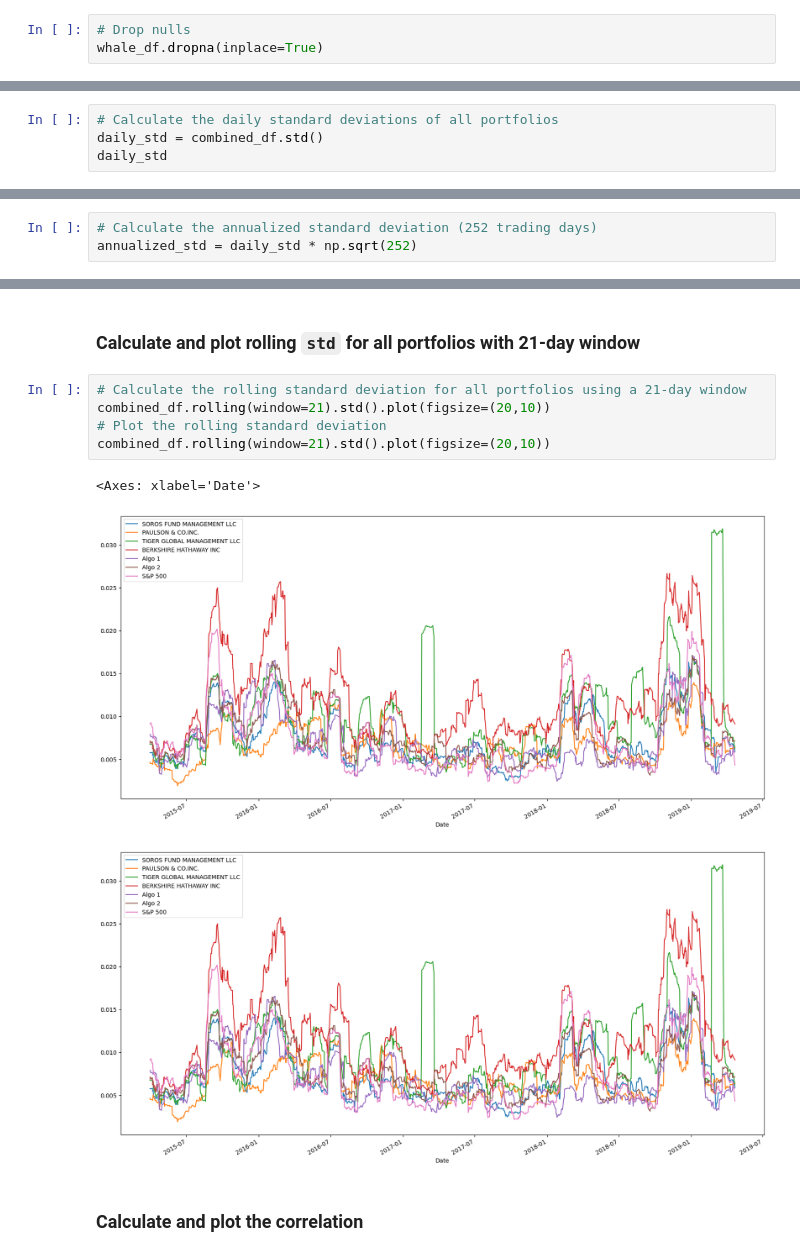
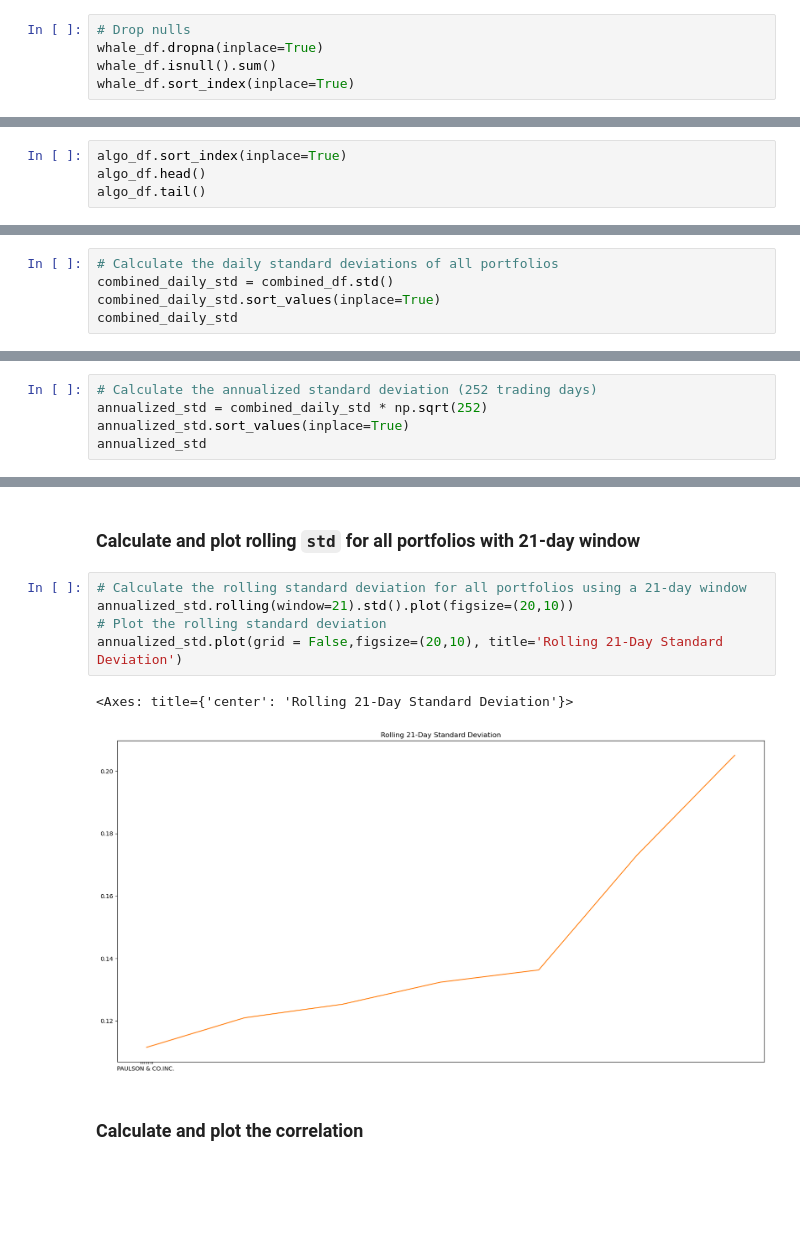
Before and after one commit to Clarence-cox/Whale-Analysis-MOD-4, a Jupyter notebook: whale_analysis.ipynb, the cells around one changed output, grey strips where cells are left out. Drawn from its saved outputs; the diff is of its cells as text; blank space fills up the shorter version.

```diff
--- a/whale_analysis.ipynb
+++ b/whale_analysis.ipynb
@@ -43,6 +45,8 @@ dtype: int64
 # %%
 # Drop nulls
 whale_df.dropna(inplace=True)
+whale_df.isnull().sum()
+whale_df.sort_index(inplace=True)
 # %% [markdown]
 ## Algorithmic Daily Returns
 
@@ -63,0 +73,4 @@ algo_df.dropna(inplace=True)
+# %%
+algo_df.sort_index(inplace=True)
+algo_df.head()
+algo_df.tail()
@@ -175,6 +197,7 @@ sp500_df.plot.box(figsize=(20,10))
 ### Calculate Standard Deviations
 # %%
 # Calculate the daily standard deviations of all portfolios
-daily_std = combined_df.std()
-daily_std
+combined_daily_std = combined_df.std()
+combined_daily_std.sort_values(inplace=True)
+combined_daily_std
 # %% [output]
@@ -200,4 +228,6 @@ ValueError: Can only compare identically-labeled Series objects
 ### Calculate the Annualized Standard Deviation
 # %%
 # Calculate the annualized standard deviation (252 trading days)
-annualized_std = daily_std * np.sqrt(252)
+annualized_std = combined_daily_std * np.sqrt(252)
+annualized_std.sort_values(inplace=True)
+annualized_std
@@ -215,13 +254,12 @@ Risk changes over time. Analyze the rolling statistics for Risk and Beta.
 ### Calculate and plot rolling `std` for all portfolios with 21-day window
 # %%
 # Calculate the rolling standard deviation for all portfolios using a 21-day window
-combined_df.rolling(window=21).std().plot(figsize=(20,10))
+annualized_std.rolling(window=21).std().plot(figsize=(20,10))
 # Plot the rolling standard deviation
-combined_df.rolling(window=21).std().plot(figsize=(20,10))
+annualized_std.plot(grid = False,figsize=(20,10), title='Rolling 21-Day Standard Deviation')
 # %% [output]
-<Axes: xlabel='Date'>
+<Axes: title={'center': 'Rolling 21-Day Standard Deviation'}>
-[figure, old version]
+[figure, new version]
-[figure, removed]
 # %% [markdown]
 ### Calculate and plot the correlation
 # %%
```
Also changed, not shown: parts of 39 cells of this notebook.
